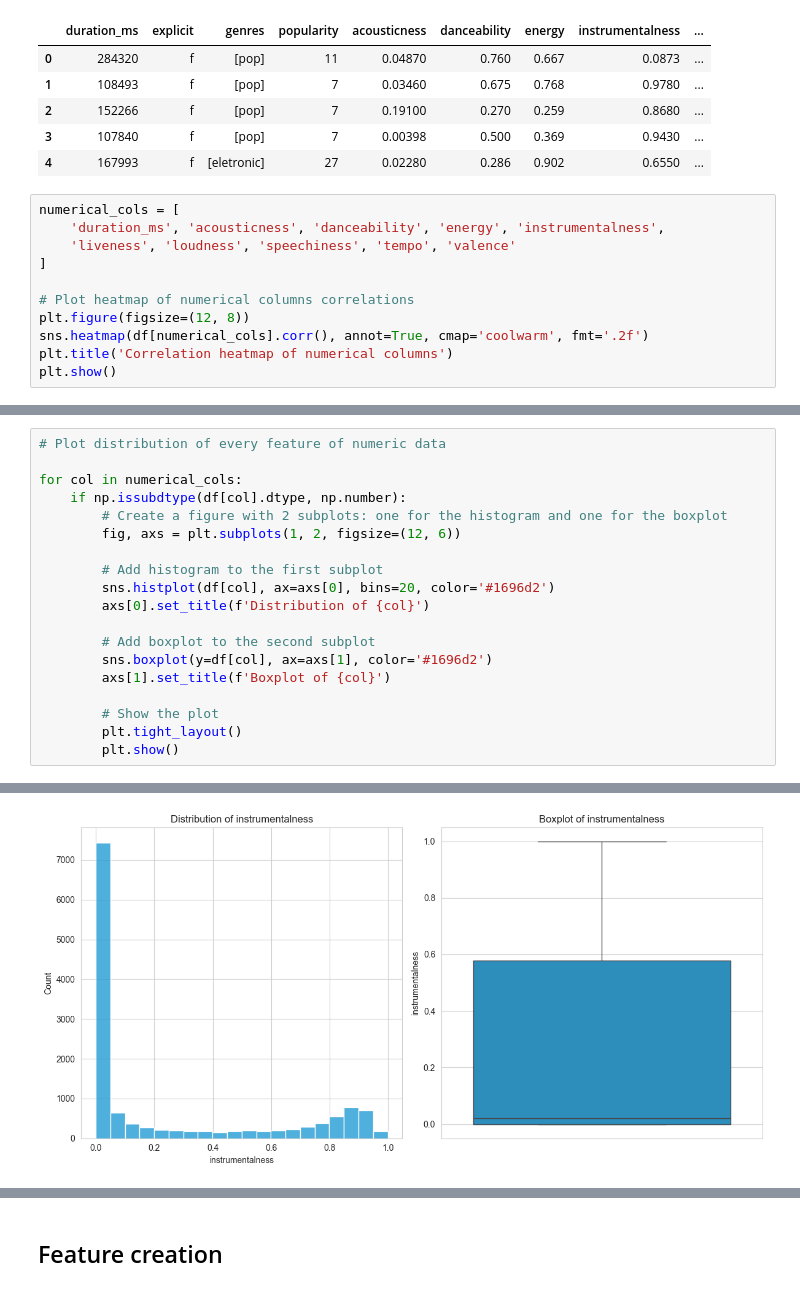
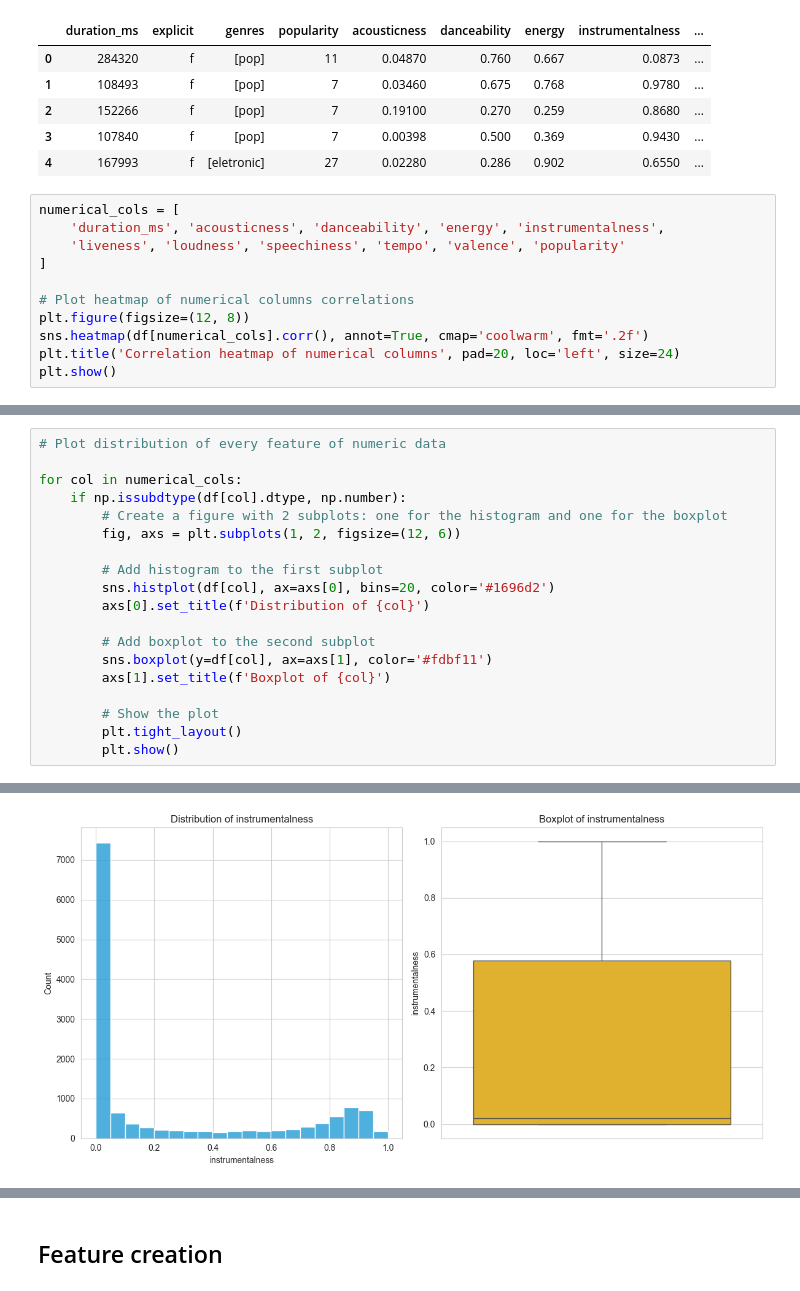
Before and after one commit to baiochi/SCC5948_Ver4_Turma3_2024, a Jupyter notebook: eda.ipynb, the cells around one changed output, grey strips where cells are left out. Saved outputs shown, nothing was run; the diff lists cells and outputs as text.

```diff
--- a/eda.ipynb
+++ b/eda.ipynb
@@ -92,12 +92,12 @@ df.head()
 # %%
 numerical_cols = [
     'duration_ms', 'acousticness', 'danceability', 'energy', 'instrumentalness',
-    'liveness', 'loudness', 'speechiness', 'tempo', 'valence'
+    'liveness', 'loudness', 'speechiness', 'tempo', 'valence', 'popularity'
 ]
 
 # Plot heatmap of numerical columns correlations
 plt.figure(figsize=(12, 8))
 sns.heatmap(df[numerical_cols].corr(), annot=True, cmap='coolwarm', fmt='.2f')
-plt.title('Correlation heatmap of numerical columns')
+plt.title('Correlation heatmap of numerical columns', pad=20, loc='left', size=24)
 plt.show()
 # %% [output]
@@ -115,7 +115,7 @@ for col in numerical_cols:
         axs[0].set_title(f'Distribution of {col}')
 
         # Add boxplot to the second subplot
-        sns.boxplot(y=df[col], ax=axs[1], color='#1696d2')
+        sns.boxplot(y=df[col], ax=axs[1], color='#fdbf11')
         axs[1].set_title(f'Boxplot of {col}')
 
         # Show the plot
@@ -129 +129 @@ for col in numerical_cols:
-[figure, old version]
+[figure, new version]
```
Also changed, not shown: parts of 9 cells of this notebook, 2 other files.
